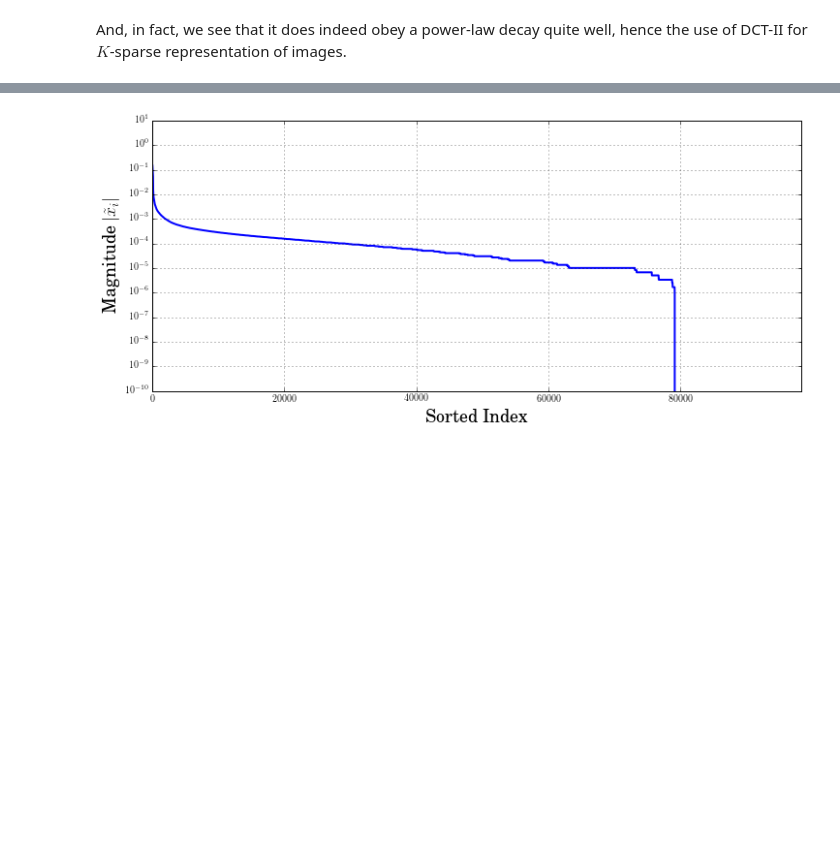
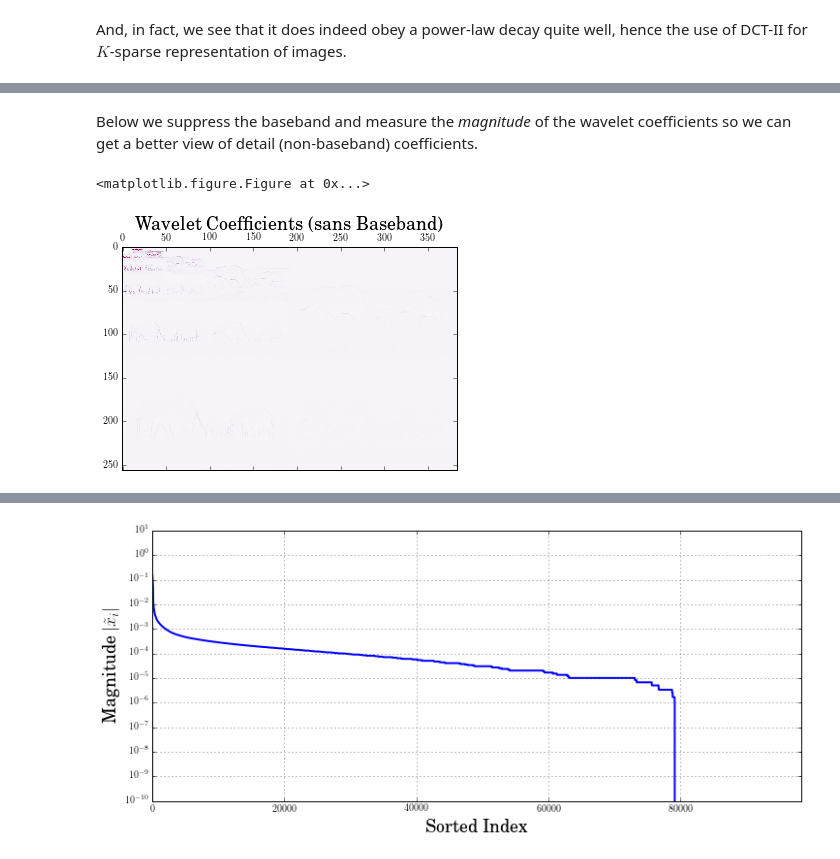
Before and after one commit to eric-tramel/PyIntroCS, a Jupyter notebook: 1_Sparsity.ipynb, the cells around one changed output, grey strips where cells are left out. Cells and saved outputs as stored; diff of their text form; code cells hidden in the pictures; blank space fills up the shorter version.

```diff
--- a/1_Sparsity.ipynb
+++ b/1_Sparsity.ipynb
@@ -500,0 +539,8 @@ def ShowWaveletDecay(w):
+# %% [markdown]
+Below we suppress the baseband and measure the *magnitude* of the wavelet coefficients so we can get a better view of detail (non-baseband) coefficients.
+# %%
+ShowWaveletCoeffs(W,SuppressBaseband=True,Magnitude=True,cmapname='PuRd')
+plt.title("Wavelet Coefficients (sans Baseband)",fontsize=18);
+# %% [output]
+<matplotlib.figure.Figure at 0x...>
+[figure, added]
```
Also changed, not shown: parts of 41 cells of this notebook, 6 other files.
